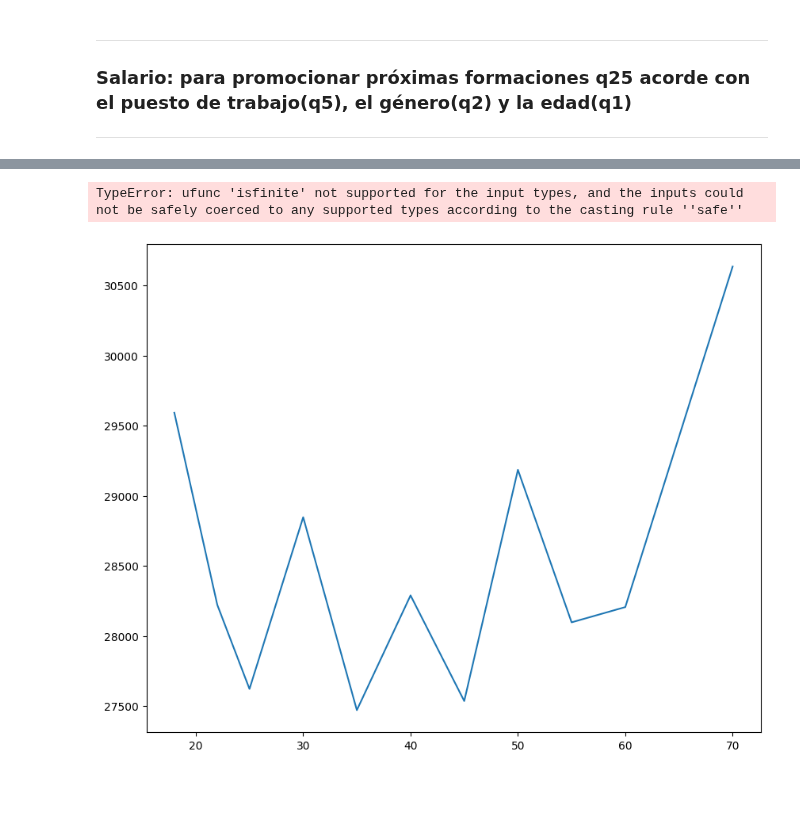
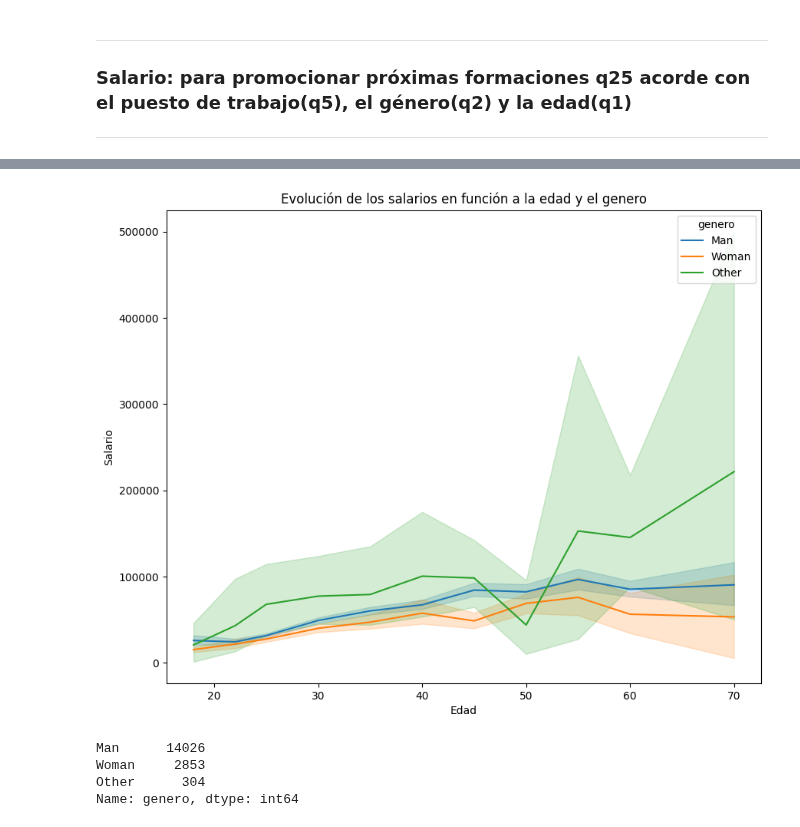
Before and after one commit to paulafuenteg/Kaggle-DS-ML-Survey, a Jupyter notebook: EDA/EDA-Paula.ipynb, the cells around one changed output, grey strips where cells are left out. Cells and saved outputs as stored; diff of their text form; code cells hidden in the pictures; blank space fills up the shorter version.

```diff
--- a/EDA/EDA-Paula.ipynb
+++ b/EDA/EDA-Paula.ipynb
@@ -38,7 +39,10 @@ df["edad_int"] = df["edad"].apply(limpiar).astype("Int64", errors= "raise")
-# %%
-df["salario"] = pd.Series([round(val, 0) for val in df['salario']])
+# %%
+def truncar(col):
+    return math.trunc(col)
+# %%
+df["salario"] = df['salario'].apply(truncar)
 # %%
-df["salario"] = df["salario"].astype("Int64", errors= "raise")
+df["salario"] = df["salario"].astype("float64", errors= "raise")
 # %%
 df["salario"].unique()
 # %% [output]
@@ -50,12 +76,15 @@ Length: 21, dtype: Int64
 # %%
-
-fig = sns.lineplot(x='edad_int', y = 'salario', data = df, hue='genero')
-
+fig = sns.lineplot(x='edad_num', y = 'salario', data = df, hue = 'genero')
 # cambiamos el nombre de los ejes
 fig.set(xlabel='Edad', ylabel = 'Salario')
-
 # ponemos título a la gráfica
-fig.set_title('Evolución de los salarios en función a la edad');
+fig.set_title('Evolución de los salarios en función a la edad y el genero');
 # %% [output]
-TypeError: ufunc 'isfinite' not supported for the input types, and the inputs could not be safely coerced to any supported types according to the casting rule ''safe''
-[figure, old version]
+[figure, new version]
+# %%
+df.genero.value_counts()
+# %% [output]
+Man      14026
+Woman     2853
+Other      304
+Name: genero, dtype: int64
```
Also changed, not shown: parts of 8 cells of this notebook, 2 other files.
